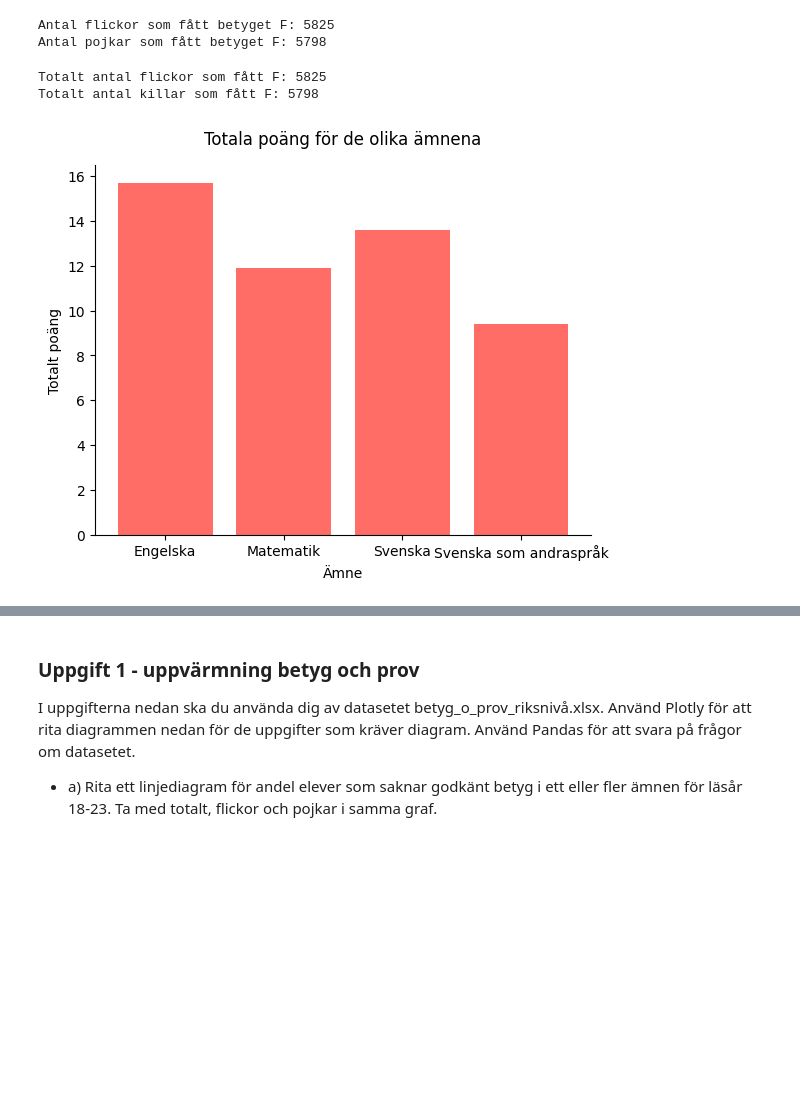
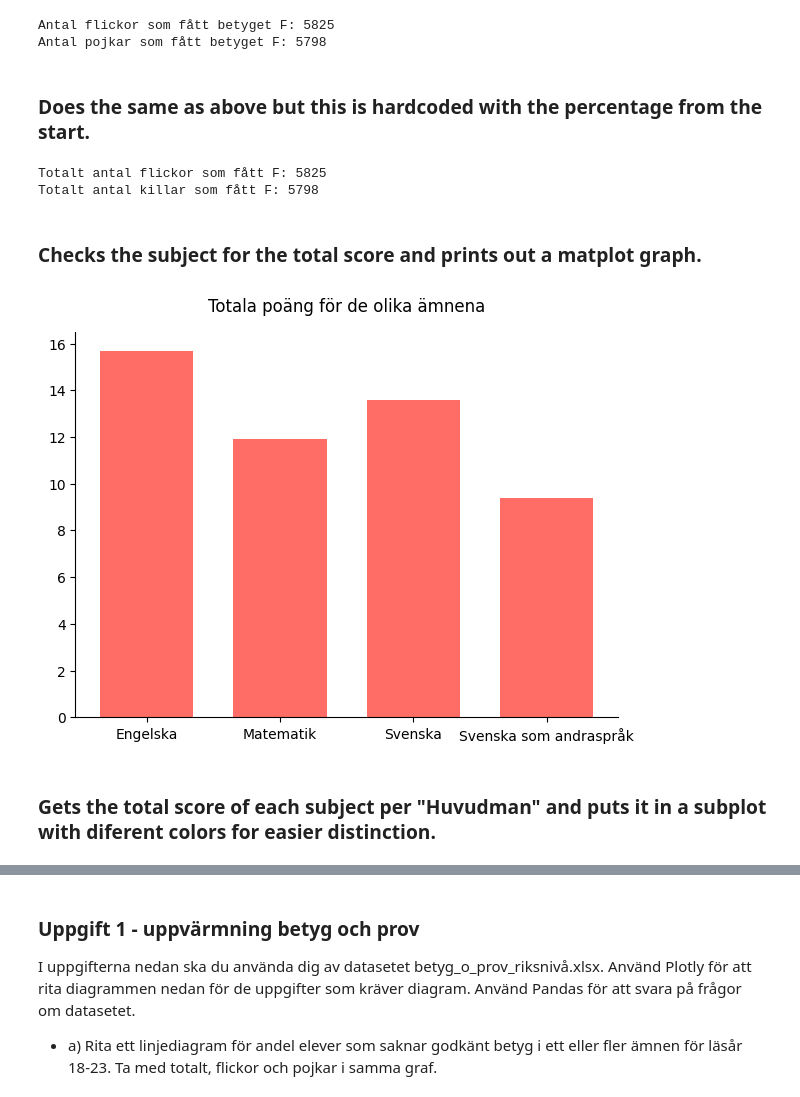
Before and after one commit to SandraAnder/Python-Sandra-Andersson-OPA23, a Jupyter notebook: Labb2/Laboration2_.ipynb, the cells around one changed output, grey strips where cells are left out. Cells and saved outputs as stored; diff of their text form; code cells hidden in the pictures; blank space fills up the shorter version.

Commit message:
Labb2: Fixed markdowns, designs of plots and comments

```diff
--- a/Labb2/Laboration2_.ipynb
+++ b/Labb2/Laboration2_.ipynb
@@ -68,4 +77,6 @@ print("Antal pojkar som fått betyget F:", rounded_boys_F)
 # %% [output]
 Antal flickor som fått betyget F: 5825
 Antal pojkar som fått betyget F: 5798
+# %% [markdown]
+### Does the same as above but this is hardcoded with the percentage from the start.
 # %%
@@ -81,44 +92,43 @@ print("Totalt antal killar som fått F:", round(boys_F[0]))
 # %% [output]
 Totalt antal flickor som fått F: 5825
 Totalt antal killar som fått F: 5798
+# %% [markdown]
+### Checks the subject for the total score and prints out a matplot graph.
 # %%
 # C) Rita ett stapeldiagram på totala poängen för de olika ämnena.
 
 import matplotlib.pyplot as plt
 
 # Loops through each sheet and changes the columnnames as above
 for sheet_name, df in df_riks_2023.items():
     if sheet_name in sheets_to_change:
         df_riks_2023[sheet_name] = change_columns(df)
 
 # Creates a DataFrame with the total points for each subject
 df_total_points = pd.DataFrame([
     {"Ämne": sheet_name, "Totalt poäng": pd.to_numeric(df.loc[0]["Totalt (poäng)"], errors="coerce")}
     for sheet_name, df in df_riks_2023.items() if sheet_name in sheets_to_change and "Totalt (poäng)" in df.columns])
 
 # Skips/cleans possible NaN-values
 df_total_points.dropna(inplace=True)
 
 # draws the graf
-fig, ax = plt.subplots()
+fig, ax = plt.subplots(figsize=(7, 5))
 
-ax.bar(df_total_points["Ämne"], df_total_points["Totalt poäng"], color="#FF6D66")
+ax.bar(df_total_points["Ämne"], df_total_points["Totalt poäng"], color="#FF6D66", width=0.7, align='center')
 ax.set_title("Totala poäng för de olika ämnena", pad=15)
-ax.set_xlabel("Ämne")
-ax.set_ylabel("Totalt poäng")
-
-# Creates a grid in the graf that makes it easier
-#ax.grid(axis="y")
 
 # Removes the top and right axel-line
 ax.spines["top"].set_visible(False)
 ax.spines["right"].set_visible(False)
 
 # Changes the labels on the x axel so they fit
-plt.xticks(ha="center", rotation_mode="anchor", fontsize=10)
+plt.xticks(ha="center", fontsize=10)
 
 plt.show()
 # %% [output]
-[figure, old version]
+[figure, new version]
+# %% [markdown]
+### Gets the total score of each subject per "Huvudman" and puts it in a subplot with diferent colors for easier distinction.
 # %%
 # D) Rita fyra olika stapeldiagram i subplots på totala poängen för de olika ämnena för de olika huvudmännen.
```
Also changed, not shown: parts of 48 cells of this notebook, 18 other files.
